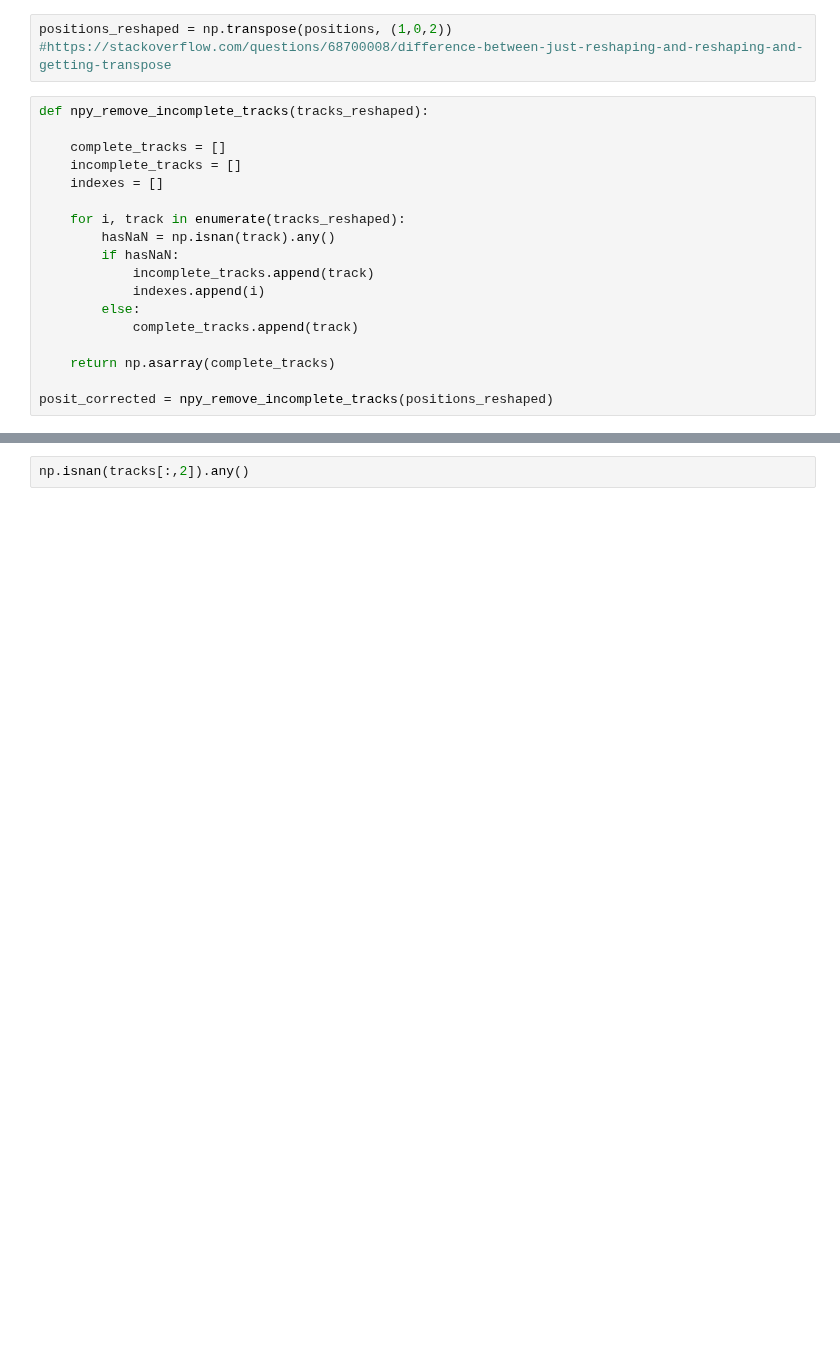
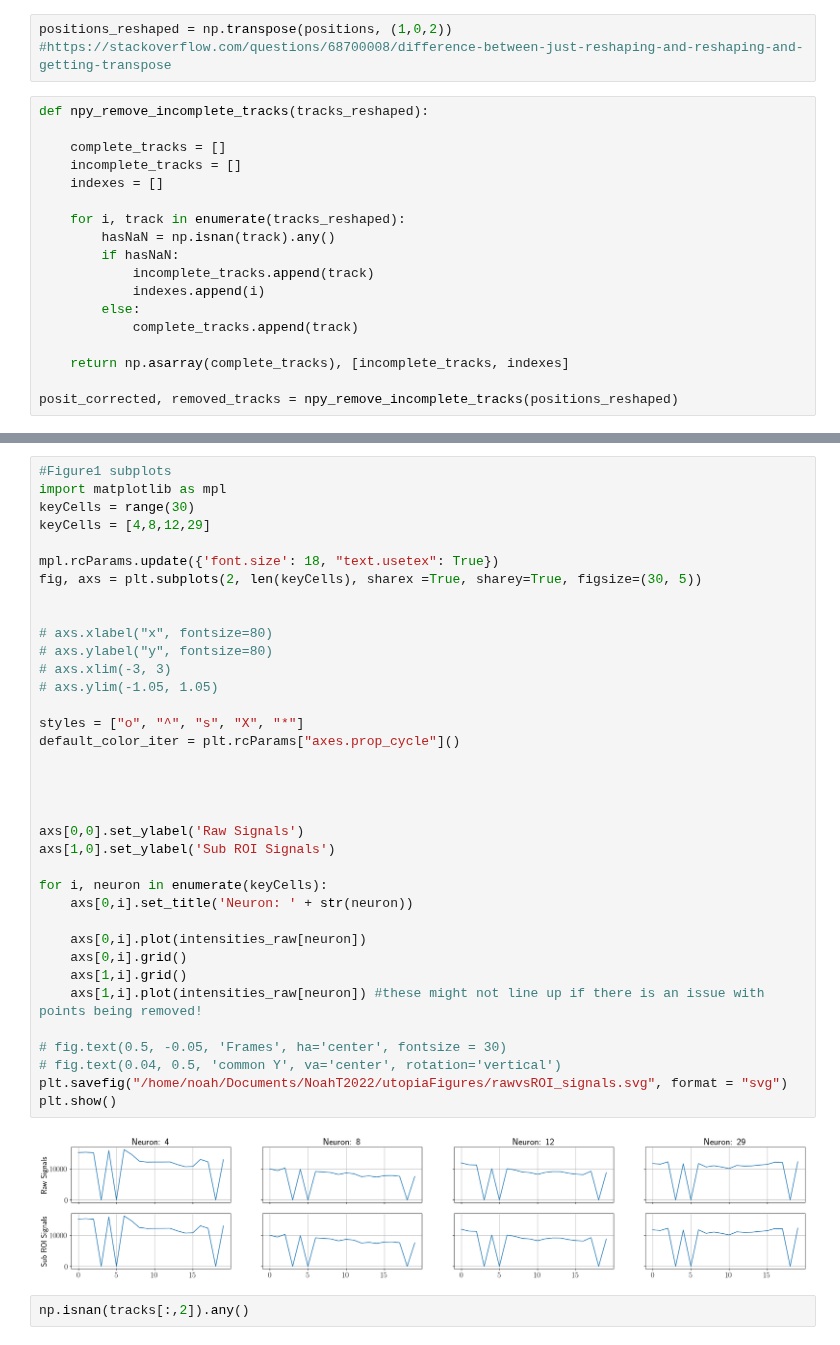
Before and after one commit to raphaelreme/trase-in, a Jupyter notebook: integratedTest_calcium.ipynb, the cells around one changed output, grey strips where cells are left out. Drawn from its saved outputs; the diff is of its cells as text; blank space fills up the shorter version.

Commit message:
plotting of calcium signals

```diff
--- a/integratedTest_calcium.ipynb
+++ b/integratedTest_calcium.ipynb
@@ -41,9 +48,9 @@ def npy_remove_incomplete_tracks(tracks_reshaped):
         else:
             complete_tracks.append(track)
 
-    return np.asarray(complete_tracks)
+    return np.asarray(complete_tracks), [incomplete_tracks, indexes]
 
-posit_corrected = npy_remove_incomplete_tracks(positions_reshaped)
+posit_corrected, removed_tracks = npy_remove_incomplete_tracks(positions_reshaped)
 # %%
 #Extract the fluorescence intensity in the GCaMP channel throughout the video for each neuron
 
@@ -80,3 +73,41 @@ intensities1, posit_corrected1, neuron_pts = hy.SingleCellIntensities(vid, posit
+# %%
+#Figure1 subplots
+import matplotlib as mpl
+keyCells = range(30)
+keyCells = [4,8,12,29]
+
+mpl.rcParams.update({'font.size': 18, "text.usetex": True})
+fig, axs = plt.subplots(2, len(keyCells), sharex =True, sharey=True, figsize=(30, 5))
+
+
+# axs.xlabel("x", fontsize=80)
+# axs.ylabel("y", fontsize=80)
+# axs.xlim(-3, 3)
+# axs.ylim(-1.05, 1.05)
+
+styles = ["o", "^", "s", "X", "*"]
+default_color_iter = plt.rcParams["axes.prop_cycle"]()
+
+
+
+
+axs[0,0].set_ylabel('Raw Signals')
+axs[1,0].set_ylabel('Sub ROI Signals')
+
+for i, neuron in enumerate(keyCells):
+    axs[0,i].set_title('Neuron: ' + str(neuron))
+
+    axs[0,i].plot(intensities_raw[neuron])
+    axs[0,i].grid()
+    axs[1,i].grid()
+    axs[1,i].plot(intensities_raw[neuron]) #these might not line up if there is an issue with points being removed!
+
+# fig.text(0.5, -0.05, 'Frames', ha='center', fontsize = 30)
+# fig.text(0.04, 0.5, 'common Y', va='center', rotation='vertical')
+plt.savefig("/home/noah/Documents/NoahT2022/utopiaFigures/rawvsROI_signals.svg", format = "svg")
+plt.show()
+# %% [output]
+[figure, added]
 # %%
 np.isnan(tracks[:,2]).any()
 # %%
```
Also changed, not shown: parts of 5 cells of this notebook.
